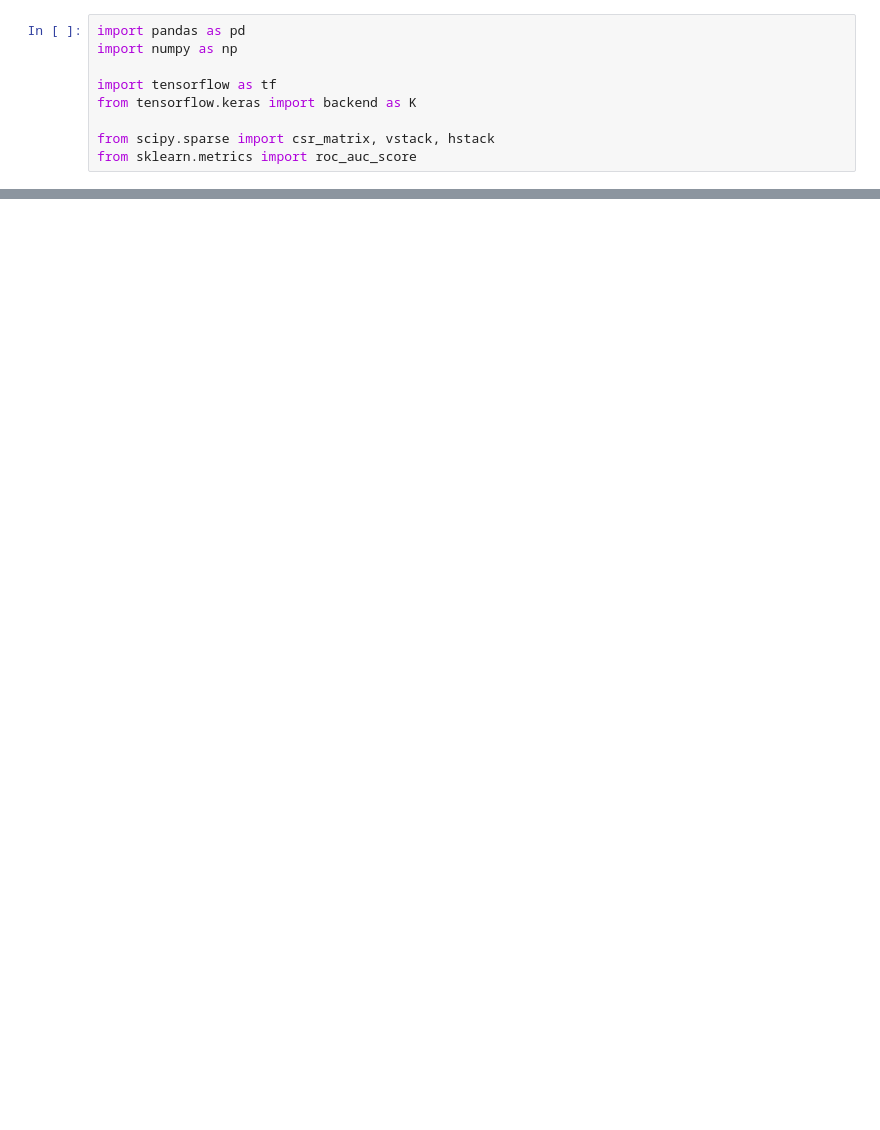
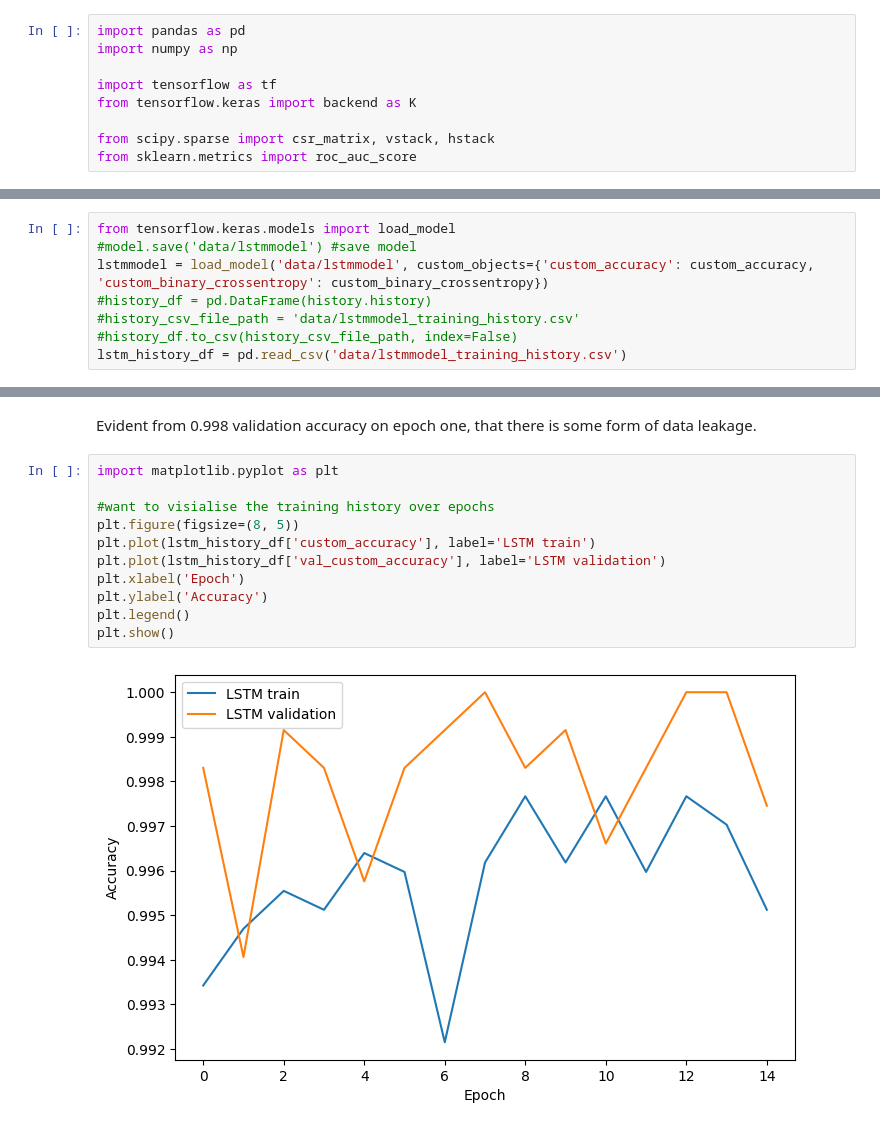
Before and after one commit to ethan-cyj/NUS-Fintech-Project-2, a Jupyter notebook: NN_impl.ipynb, the cells around one changed output, grey strips where cells are left out. Drawn from its saved outputs; the diff is of its cells as text; blank space fills up the shorter version.

Commit message:
Added LSTM Implementation

```diff
--- a/NN_impl.ipynb
+++ b/NN_impl.ipynb
@@ -162,0 +241,8 @@ AUC: 0.8129695073672827
+# %%
+from tensorflow.keras.models import load_model
+#model.save('data/lstmmodel') #save model
+lstmmodel = load_model('data/lstmmodel', custom_objects={'custom_accuracy': custom_accuracy, 'custom_binary_crossentropy': custom_binary_crossentropy})
+#history_df = pd.DataFrame(history.history)
+#history_csv_file_path = 'data/lstmmodel_training_history.csv'
+#history_df.to_csv(history_csv_file_path, index=False)
+lstm_history_df = pd.read_csv('data/lstmmodel_training_history.csv')
@@ -162,0 +264,15 @@ AUC: 0.8129695073672827
+# %% [markdown]
+Evident from 0.998 validation accuracy on epoch one, that there is some form of data leakage.
+# %%
+import matplotlib.pyplot as plt
+
+#want to visialise the training history over epochs
+plt.figure(figsize=(8, 5))
+plt.plot(lstm_history_df['custom_accuracy'], label='LSTM train')
+plt.plot(lstm_history_df['val_custom_accuracy'], label='LSTM validation')
+plt.xlabel('Epoch')
+plt.ylabel('Accuracy')
+plt.legend()
+plt.show()
+# %% [output]
+[figure, added]
```
Also changed, not shown: parts of 14 cells of this notebook, 17 other files.
